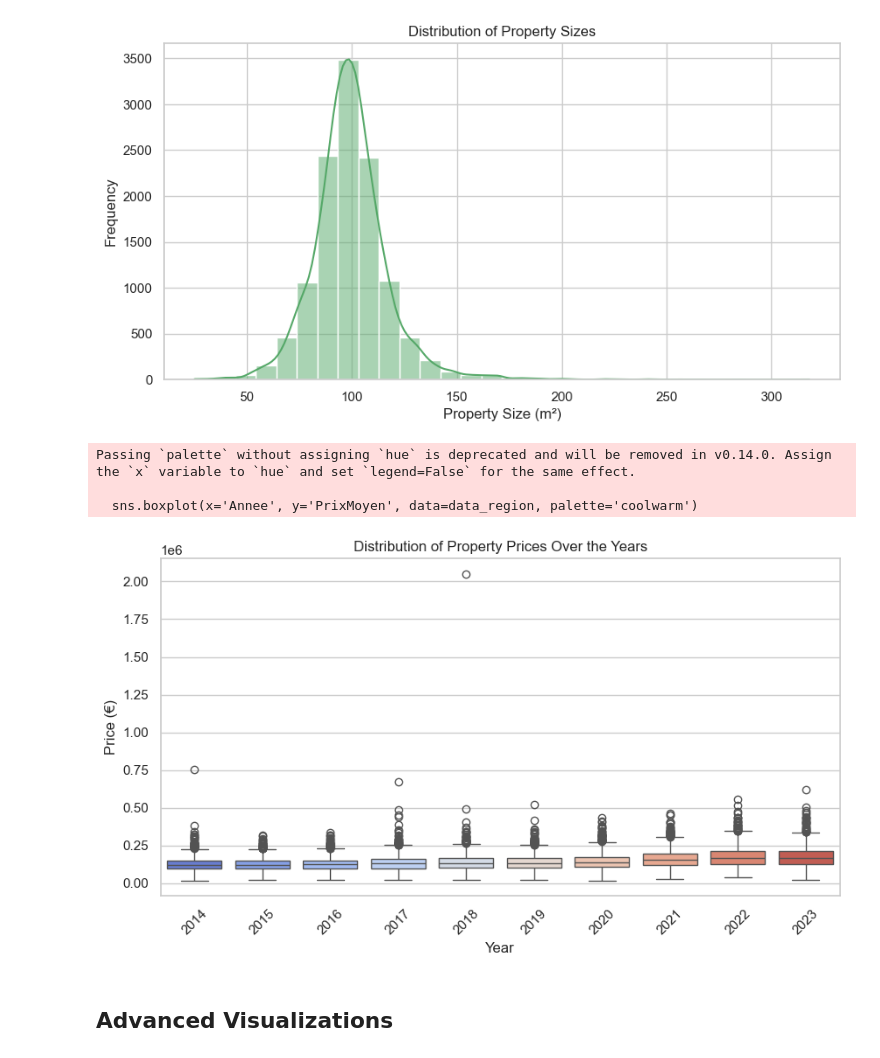
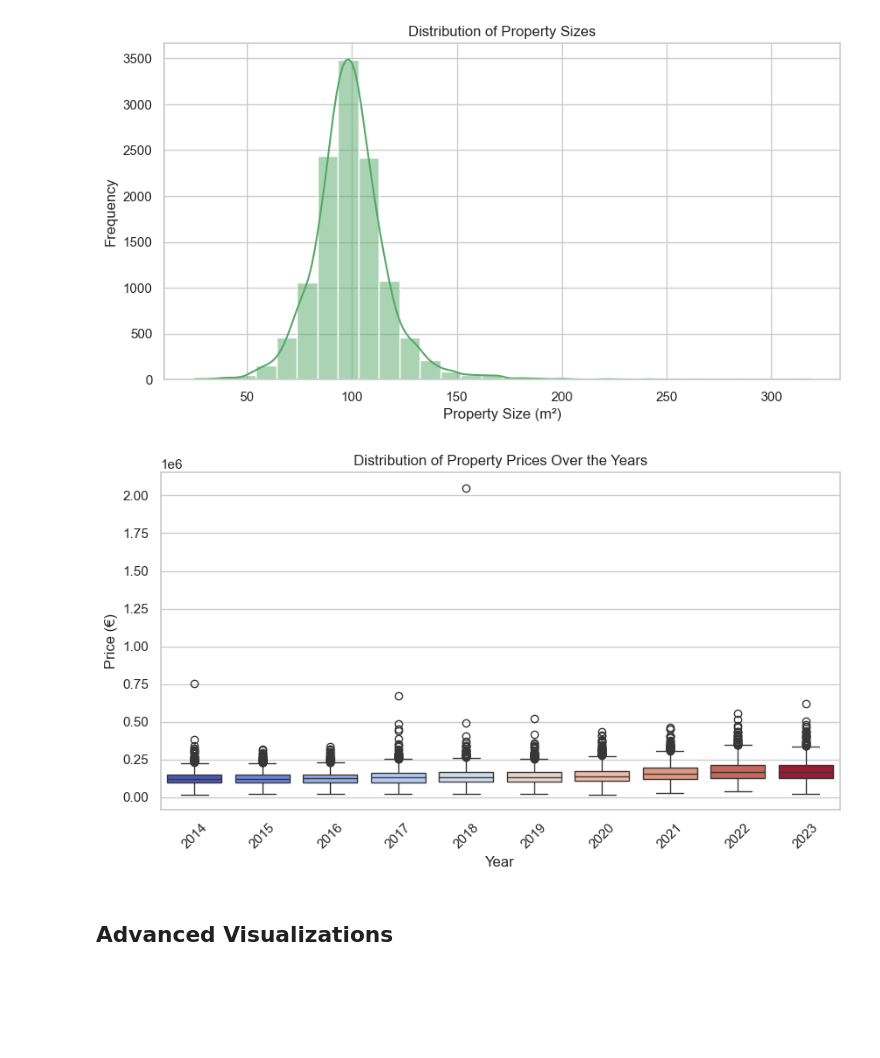
Before and after one commit to Aer-3888/EDA_Housing, a Jupyter notebook: EDA_Immobillier_france_covid.ipynb, the cells around one changed output. Cells and saved outputs as stored; diff of their text form; code cells hidden in the pictures; blank space fills up the shorter version.

```diff
--- a/EDA_Immobillier_france_covid.ipynb
+++ b/EDA_Immobillier_france_covid.ipynb
@@ -122,7 +112,7 @@ department_include = {
 }
 # %%
 # Here we can find out the region thanks to the first 2 number of the insee code of each municipalities
-insee_first_2_code = data['INSEE_COM'].str.extract('^(\d{2})')[0] # Extract first 2 number
+insee_first_2_code = data['INSEE_COM'].str.extract(r'^(\d{2})')[0] # Extract first 2 number
 insee_first_2_code = insee_first_2_code.apply(lambda x : -1 if pd.isna(x) else int(x)) # Convert from string to int
 region_filter = (insee_first_2_code.isin(department_include.keys()))
 data_region = data[region_filter].copy()
@@ -505,17 +495,14 @@ plt.show()
 # %%
 # Figure 5: Boxplot of Prices Over the Years
 plt.figure(figsize=(10, 5))
-sns.boxplot(x='Annee', y='PrixMoyen', data=data_region, palette='coolwarm')
+sns.boxplot(x='Annee', y='PrixMoyen', data=data_region, hue='Annee', palette='coolwarm', legend=False)
 plt.xlabel("Year")
 plt.ylabel("Price (€)")
 plt.title("Distribution of Property Prices Over the Years")
 plt.xticks(rotation=45)
 plt.show()
 # %% [output]
-Passing `palette` without assigning `hue` is deprecated and will be removed in v0.14.0. Assign the `x` variable to `hue` and set `legend=False` for the same effect.
-
-  sns.boxplot(x='Annee', y='PrixMoyen', data=data_region, palette='coolwarm')
-[figure, old version]
+[figure, new version]
 # %% [markdown]
 ## Advanced Visualizations
 # %%
```
Also changed, not shown: parts of 4 cells of this notebook.
